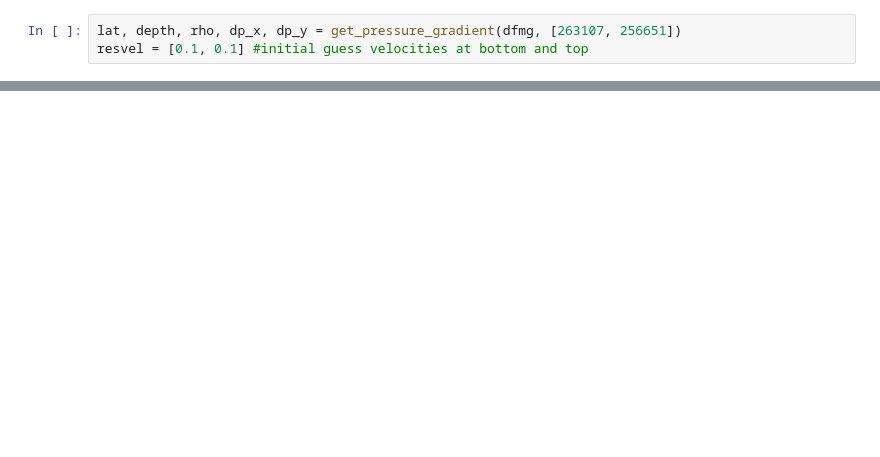
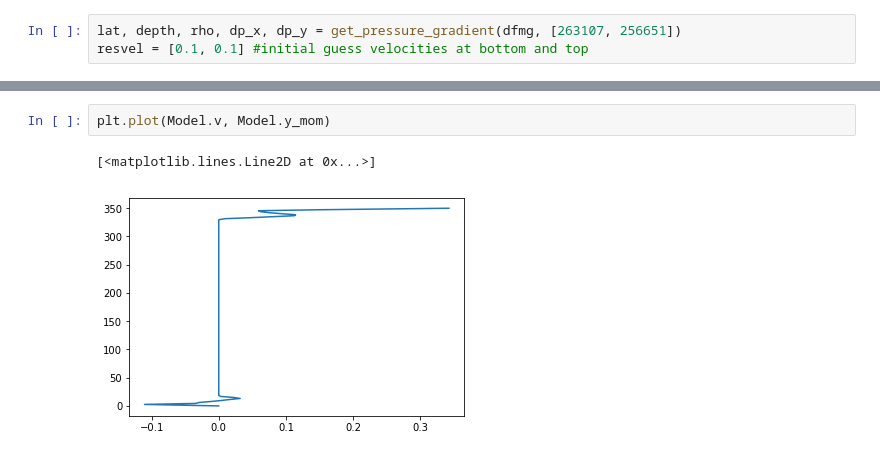
Before and after one commit to adityarn/antarctic_margins_MEOP, a Jupyter notebook: MEOP_ExtractDataForTurbulenceModel.ipynb, the cells around one changed output, grey strips where cells are left out. Saved outputs shown, nothing was run; the diff lists cells and outputs as text; blank space fills up the shorter version.

```diff
--- a/MEOP_ExtractDataForTurbulenceModel.ipynb
+++ b/MEOP_ExtractDataForTurbulenceModel.ipynb
@@ -279,0 +377,5 @@ Model.solver(3600, 0.1, 300)
+# %%
+plt.plot(Model.v, Model.y_mom)
+# %% [output]
+[<matplotlib.lines.Line2D at 0x...>]
+[figure, added]
```
Also changed, not shown: parts of 24 cells of this notebook, 1 other file.
